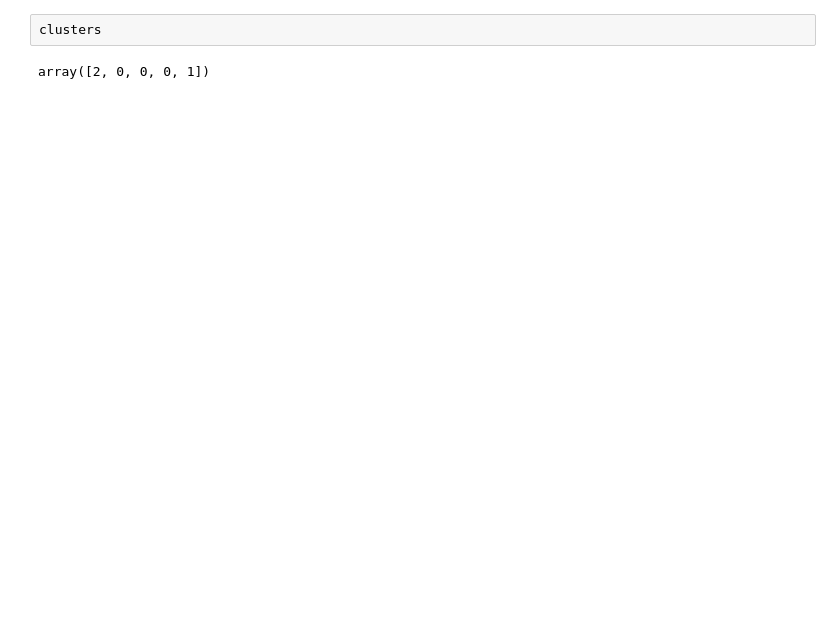
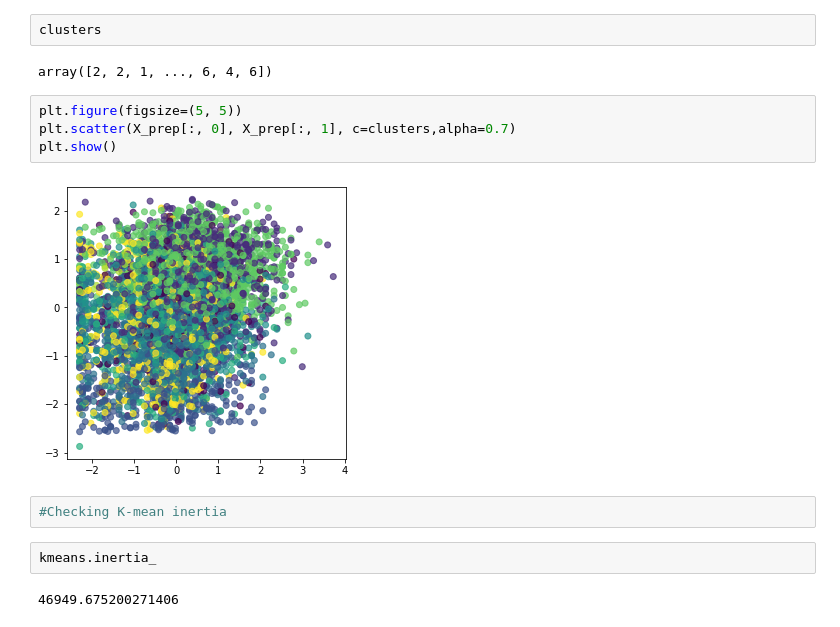
Before and after one commit to raqclf/lab-unsupervised-learning-intro, a Jupyter notebook: Clustering.ipynb, the cells around one changed output. Cells and saved outputs as stored; diff of their text form; blank space fills up the shorter version.

```diff
--- a/Clustering.ipynb
+++ b/Clustering.ipynb
@@ -78,4 +94,16 @@ NotFittedError: This KMeans instance is not fitted yet. Call 'fit' with appropri
-# %%
-clusters
-# %% [output]
-array([2, 0, 0, 0, 1])
+# %%
+clusters
+# %% [output]
+array([2, 2, 1, ..., 6, 4, 6])
+# %%
+plt.figure(figsize=(5, 5))
+plt.scatter(X_prep[:, 0], X_prep[:, 1], c=clusters,alpha=0.7)
+plt.show()
+# %% [output]
+[figure, added]
+# %%
+#Checking K-mean inertia
+# %%
+kmeans.inertia_
+# %% [output]
+46949.675200271406
```
Also changed, not shown: parts of 48 cells of this notebook, 3 other files.
